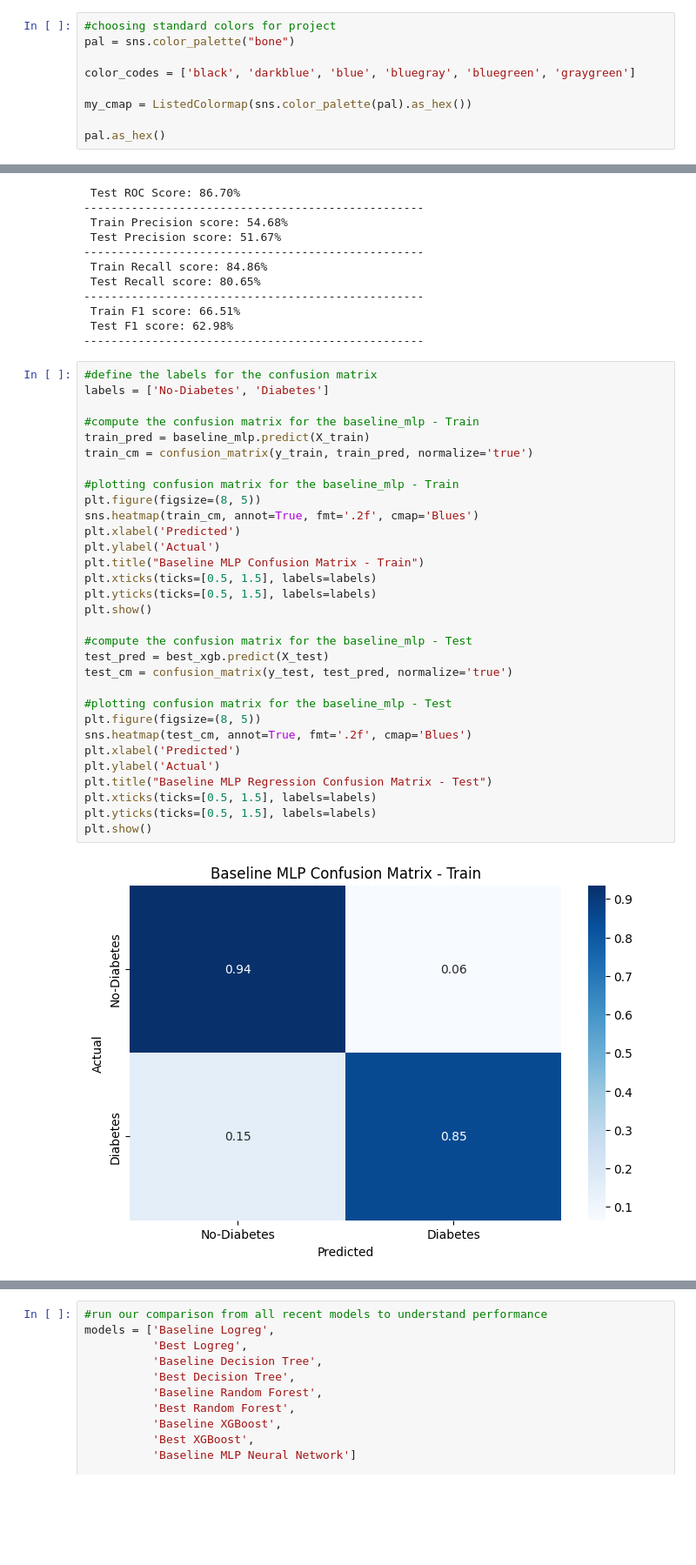
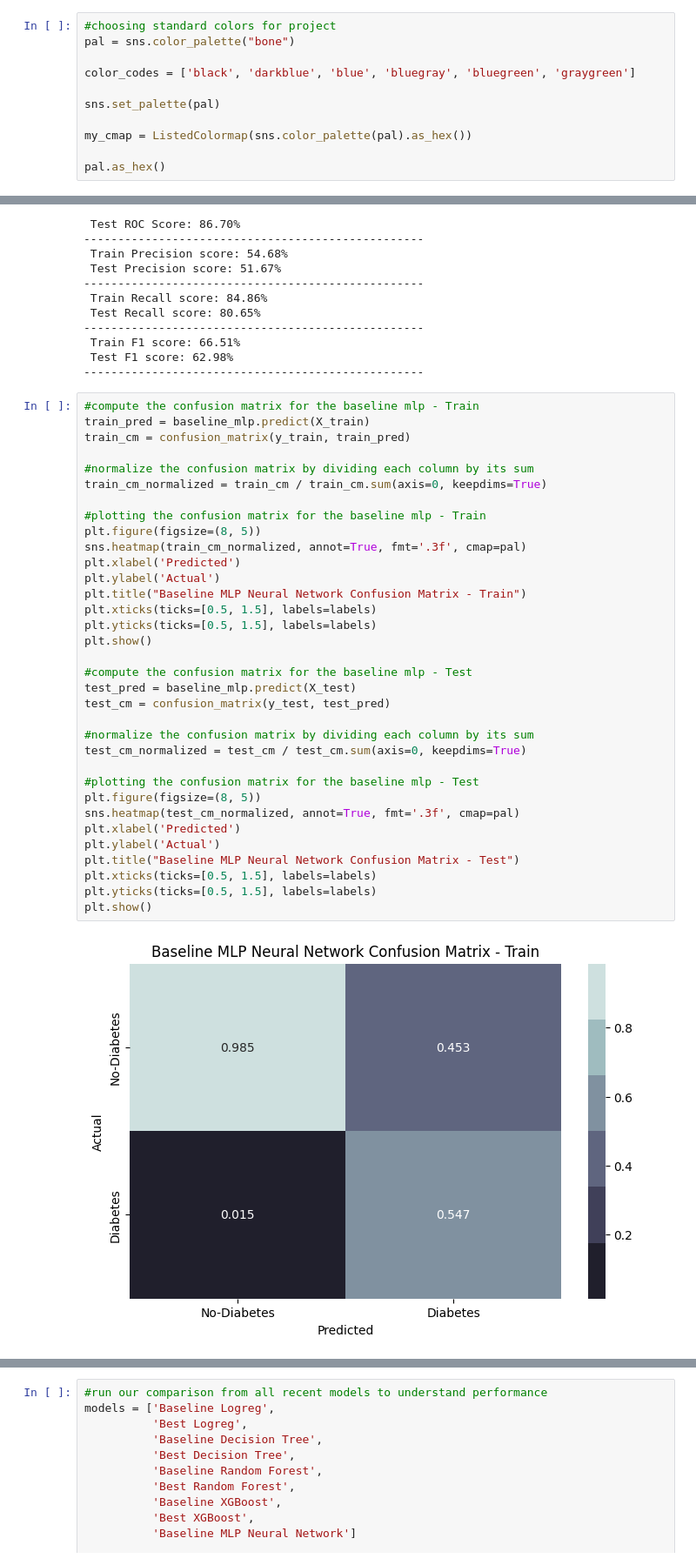
Before and after one commit to heathlikethecandybar/phase_5, a Jupyter notebook: phase_5_notebook.ipynb, the cells around one changed output, grey strips where cells are left out. Shown at 87% size. Cells and saved outputs as stored; diff of their text form; blank space fills up the shorter version.

Commit message:
Updates to confusion matrices

```diff
--- a/phase_5_notebook.ipynb
+++ b/phase_5_notebook.ipynb
@@ -89,6 +90,8 @@ pal = sns.color_palette("bone")
 
 color_codes = ['black', 'darkblue', 'blue', 'bluegray', 'bluegreen', 'graygreen']
 
+sns.set_palette(pal)
+
 my_cmap = ListedColormap(sns.color_palette(pal).as_hex())
 
 pal.as_hex()
@@ -1827,35 +1879,38 @@ print(divider, '\n')
  Test F1 score: 62.98%
 --------------------------------------------------
 # %%
-#define the labels for the confusion matrix
-labels = ['No-Diabetes', 'Diabetes']
+#compute the confusion matrix for the baseline mlp - Train
+train_pred = baseline_mlp.predict(X_train)
+train_cm = confusion_matrix(y_train, train_pred)
 
-#compute the confusion matrix for the baseline_mlp - Train
-train_pred = baseline_mlp.predict(X_train)
-train_cm = confusion_matrix(y_train, train_pred, normalize='true')
+#normalize the confusion matrix by dividing each column by its sum
+train_cm_normalized = train_cm / train_cm.sum(axis=0, keepdims=True)
 
-#plotting confusion matrix for the baseline_mlp - Train
+#plotting the confusion matrix for the baseline mlp - Train
 plt.figure(figsize=(8, 5))
-sns.heatmap(train_cm, annot=True, fmt='.2f', cmap='Blues')
+sns.heatmap(train_cm_normalized, annot=True, fmt='.3f', cmap=pal)
 plt.xlabel('Predicted')
 plt.ylabel('Actual')
-plt.title("Baseline MLP Confusion Matrix - Train")
+plt.title("Baseline MLP Neural Network Confusion Matrix - Train")
 plt.xticks(ticks=[0.5, 1.5], labels=labels)
 plt.yticks(ticks=[0.5, 1.5], labels=labels)
 plt.show()
 
-#compute the confusion matrix for the baseline_mlp - Test
-test_pred = best_xgb.predict(X_test)
-test_cm = confusion_matrix(y_test, test_pred, normalize='true')
+#compute the confusion matrix for the baseline mlp - Test
+test_pred = baseline_mlp.predict(X_test)
+test_cm = confusion_matrix(y_test, test_pred)
 
-#plotting confusion matrix for the baseline_mlp - Test
+#normalize the confusion matrix by dividing each column by its sum
+test_cm_normalized = test_cm / test_cm.sum(axis=0, keepdims=True)
+
+#plotting the confusion matrix for the baseline mlp - Test
 plt.figure(figsize=(8, 5))
-sns.heatmap(test_cm, annot=True, fmt='.2f', cmap='Blues')
+sns.heatmap(test_cm_normalized, annot=True, fmt='.3f', cmap=pal)
 plt.xlabel('Predicted')
 plt.ylabel('Actual')
-plt.title("Baseline MLP Regression Confusion Matrix - Test")
+plt.title("Baseline MLP Neural Network Confusion Matrix - Test")
 plt.xticks(ticks=[0.5, 1.5], labels=labels)
 plt.yticks(ticks=[0.5, 1.5], labels=labels)
 plt.show()
 # %% [output]
-[figure, old version]
+[figure, new version]
```
Also changed, not shown: parts of 48 cells of this notebook.
